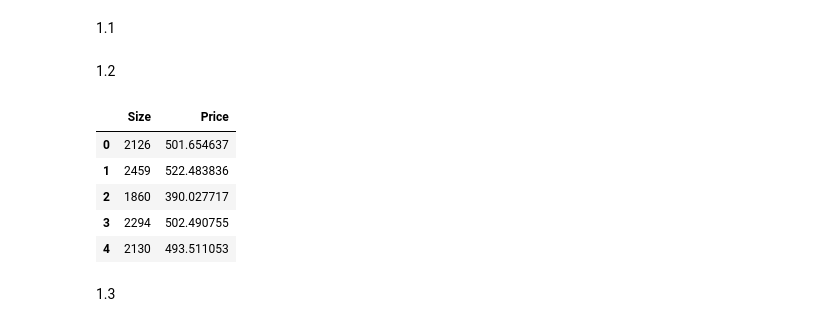
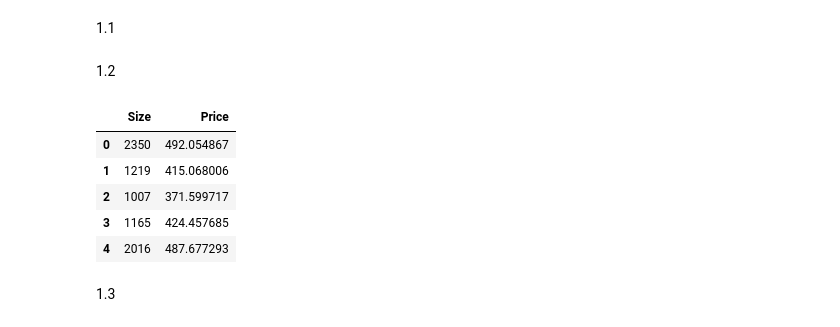
Before and after one commit to GiuliaScarfia/DataScience, a Jupyter notebook: 070325_esercizio.ipynb, the cells around one changed output. Saved outputs shown, nothing was run; the diff lists cells and outputs as text; code cells hidden in the pictures.

```diff
--- a/070325_esercizio.ipynb
+++ b/070325_esercizio.ipynb
@@ -57,25 +61,27 @@ house_sizes = np.random.randint(1000, 3000, n_samples)
 np.random.seed(42)  # Per riproducibilità
 n_samples = 200
 n_windows = np.random.randint(3, 8, n_samples)
-# %% [markdown]
-1.2
-# %%
-# Creiamo i nuovi prezzi delle case includendo il numero di finestre
-house_prices = 100 + 0.2 * house_sizes - 0.00003 * house_sizes**2 + np.random.normal(0, 50, n_samples) + 15 * n_windows
-
-# Aggiorniamo il dataset
-data['Price'] = house_prices  # Aggiorniamo i prezzi nel dataset
-
-
-# Visualizziamo le prime 5 righe del dataset
-data.head()
-# %% [output]
-|  | Size | Price |
-| 0 | 2126 | 501.654637 |
-| 1 | 2459 | 522.483836 |
-| 2 | 1860 | 390.027717 |
-| 3 | 2294 | 502.490755 |
-| 4 | 2130 | 493.511053 |
+# %% [markdown]
+1.2
+# %%
+# Creiamo i nuovi prezzi delle case includendo il numero di finestre
+house_prices = 100 + 0.2 * house_sizes - 0.00003 * house_sizes**2 + np.random.normal(0, 50, n_samples) + 15 * n_windows
+
+# Creiamo il DataFrame
+data = pd.DataFrame({
+    'Size': house_sizes,
+    'Price': house_prices
+})
+
+# Visualizzazione 5 prime righe del dataset
+data.head()
+# %% [output]
+|  | Size | Price |
+| 0 | 2350 | 492.054867 |
+| 1 | 1219 | 415.068006 |
+| 2 | 1007 | 371.599717 |
+| 3 | 1165 | 424.457685 |
+| 4 | 2016 | 487.677293 |
 # %% [markdown]
 1.3
 # %%
```
Also changed, not shown: parts of 13 cells of this notebook.
